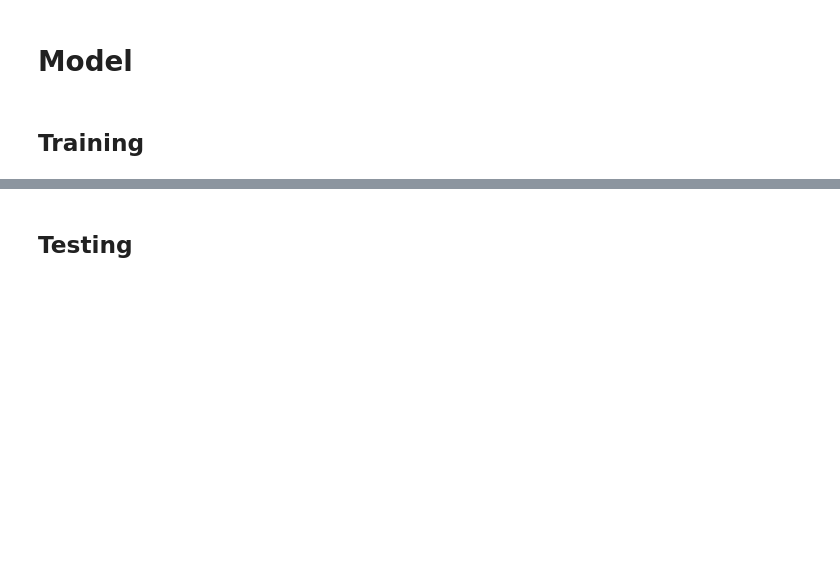
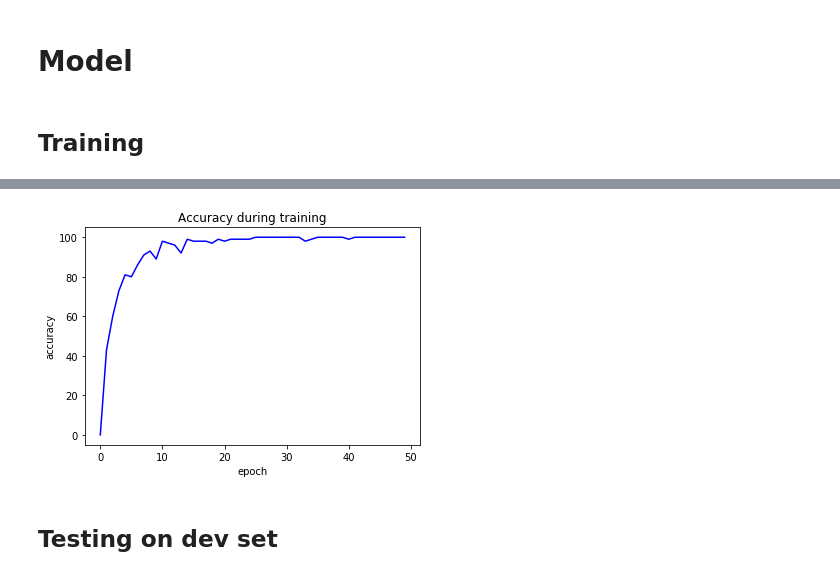
Before and after one commit to catherning/food_recipe_gen, a Jupyter notebook: cuisine_classification/NN_classification.ipynb, the cells around one changed output, grey strips where cells are left out. Drawn from its saved outputs; the diff is of its cells as text; code cells hidden in the pictures; blank space fills up the shorter version.

Commit message:
Save and plot results

```diff
--- a/cuisine_classification/NN_classification.ipynb
+++ b/cuisine_classification/NN_classification.ipynb
@@ -140,8 +133,8 @@ def make_weights_for_balanced_classes(samples, nclasses):
     for a,el in samples.value_counts().items():
         count[vocab_cuisine.word2idx[a]]=el
 
-    for i in range(nclasses):
-        weight_per_class[i] = max(count)/float(count[i]) # divide by max count[i] ? Or just different scale, order is same
+    for i in range(nclasses): # to still sample the others, add log ? so goes back to N, not max(count)
+        weight_per_class[i] = math.log(N/float(count[i])) # divide by max count[i] ? Or just different scale, order is same
         print(vocab_cuisine.idx2word[i], weight_per_class[i])
     weight = [0] * N
 
@@ -159,19 +152,20 @@ EMBED_DIM2 = 64
 NUM_CLASSES = len(vocab_cuisine) #51 or 20
 BATCH_SIZE = 100
 PRINT_FREQ = 20
+NB_EPOCHS = 50
 # %% [markdown]
 Weighted random sampling, with stratified split for the train and test dataset. But loss doesn't decrease (need to see more epochs ?)
 # %%
 #TODO when switch to python file, can put num_workers & have to put if __name__ == '__main__':
-X_train, X_test, y_train, y_test = train_test_split(df["ingredients"],df["cuisine"], test_size=0.1, random_state=42,stratify=df["cuisine"])
+X_train, X_dev, y_train, y_dev = train_test_split(df["ingredients"],df["cuisine"], test_size=0.1, random_state=42,stratify=df["cuisine"])
 
 X_train = X_train.reset_index()
-X_test = X_test.reset_index()
+X_dev = X_dev.reset_index()
 y_train = y_train.reset_index()
-y_test = y_test.reset_index()
+y_dev = y_dev.reset_index()
 
 train_dataset = RecipesDataset(X_train,y_train)
-test_dataset = RecipesDataset(X_test,y_test)
+dev_dataset = RecipesDataset(X_dev,y_dev)
 
 if balanced:
     weights_classes, weights_labels = make_weights_for_balanced_classes(y_train["cuisine"], len(vocab_cuisine.word2idx))
@@ -181,5 +175,5 @@ if balanced:
 else:
     train_loader = DataLoader(train_dataset,batch_size = BATCH_SIZE)#, pin_memory=True)
 
-test_loader = DataLoader(test_dataset,batch_size = 1)
+dev_loader = DataLoader(dev_dataset,batch_size = 1)
 # %% [output]
@@ -235,7 +224,9 @@ else:
     criterion = nn.CrossEntropyLoss()
 optimizer = optim.SGD(net.parameters(), lr=0.01, momentum=0.9) #change to Adam ?
 # %%
-for epoch in range(30):
+epoch_accuracy = []
+
+for epoch in range(NB_EPOCHS):
 
     running_loss = 0.0
     correct = 0
@@ -263,7 +254,10 @@ for epoch in range(30):
             print(f'[Epoch {epoch + 1}, Iteration {i + 1}] loss: {running_loss / 2000:.3f}')
             running_loss = 0.0
 
-    print(f'Accuracy of the network on epoch {epoch+1}: {100 * correct / total:.3f}')
+        accuracy = 100 * correct / total
+    epoch_accuracy.append(accuracy)
+
+    print(f'Accuracy of the network on epoch {epoch+1}: {accuracy:.3f}')
 
 print('Finished Training')
 # %% [output]
@@ -287,0 +281,15 @@ KeyboardInterrupt:
+# %%
+fig = plt.figure()
+ax = fig.add_subplot(111)
+x_points = [i for i in range(0,NB_EPOCHS)]
+epoch_accuracy2=[]
+for i in range(len(epoch_accuracy)):
+    if i%237==0:
+        epoch_accuracy2.append(epoch_accuracy[i])
+p = ax.plot(x_points, epoch_accuracy2, 'b')
+ax.set_xlabel('epoch')
+ax.set_ylabel('accuracy')
+ax.set_title('Accuracy during training')
+fig.show()
+# %% [output]
+[figure, added]
@@ -288,2 +309,2 @@ KeyboardInterrupt:
 # %% [markdown]
-## Testing
+## Testing on dev set
```
Also changed, not shown: parts of 12 cells of this notebook.
